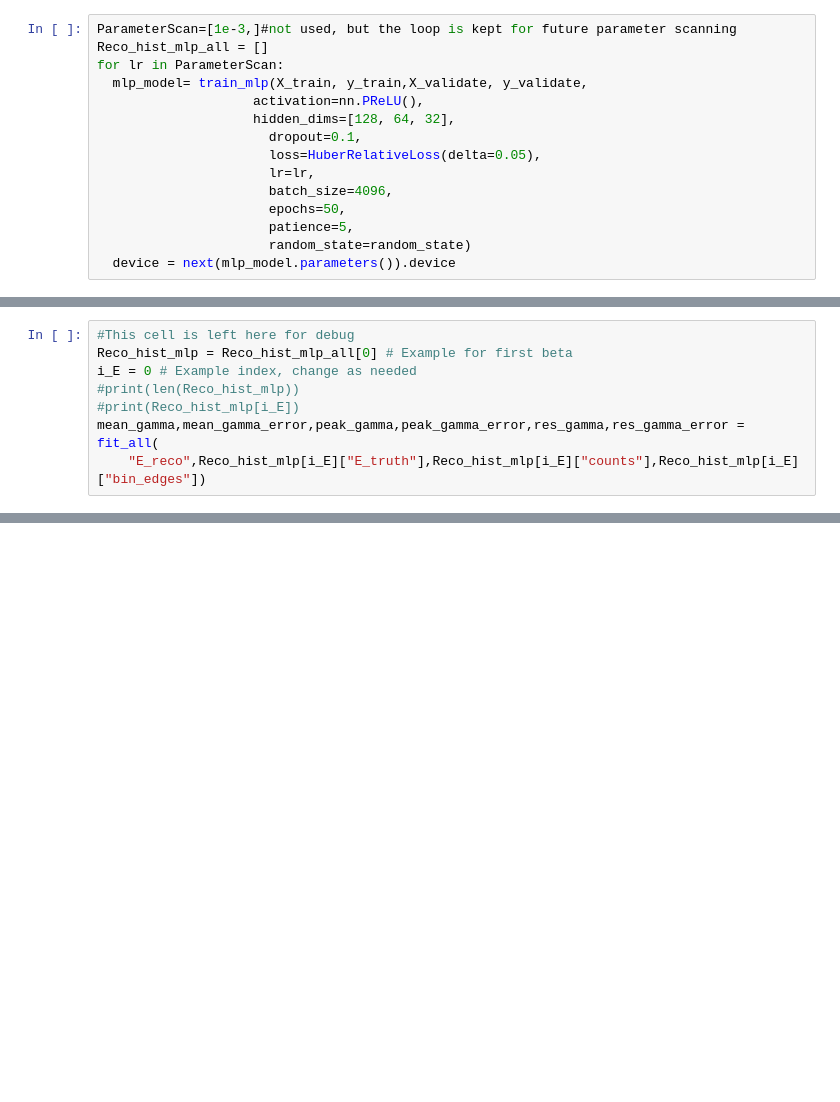
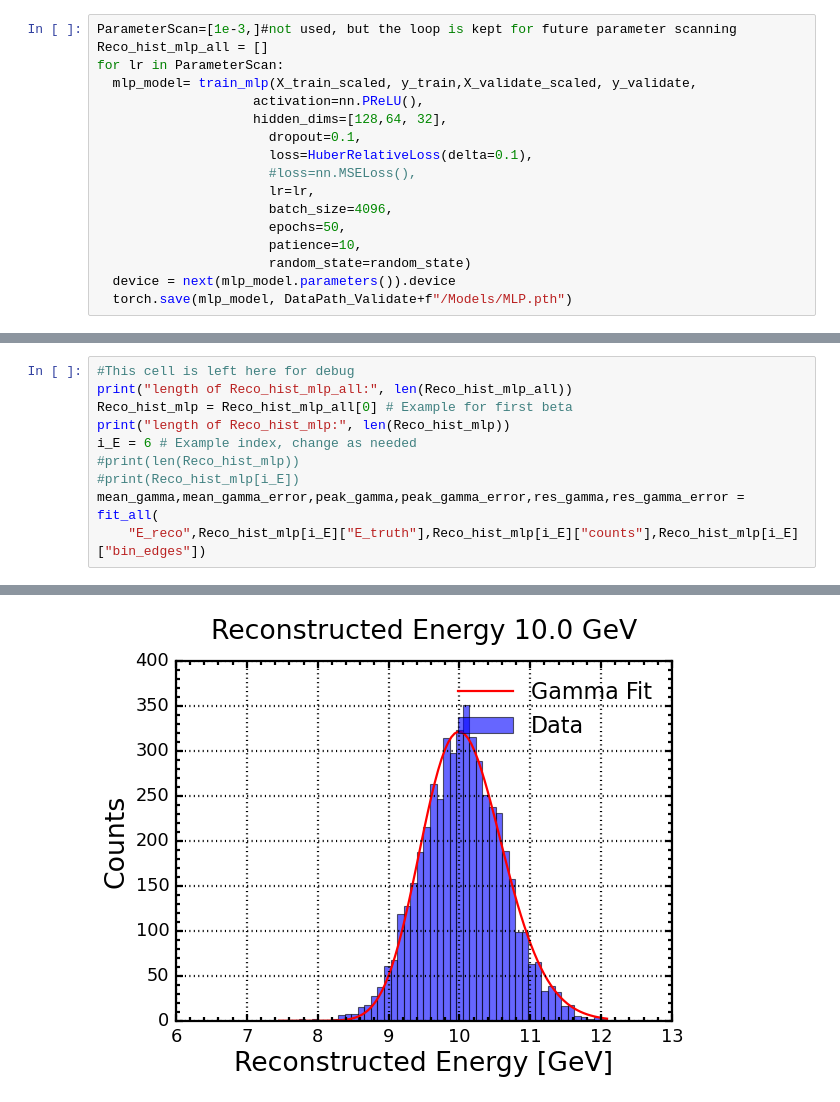
Before and after one commit to syk1995/SiW-ECAL-optimisation, a Jupyter notebook: Ana/Reconstruction/Reco_MLP.ipynb, the cells around one changed output, grey strips where cells are left out. Drawn from its saved outputs; the diff is of its cells as text; blank space fills up the shorter version.

```diff
--- a/Ana/Reconstruction/Reco_MLP.ipynb
+++ b/Ana/Reconstruction/Reco_MLP.ipynb
@@ -601,14 +534,16 @@ def plot_features_in_batches(X, feature_names=None, bins=50, n_cols=2, figsize=(
 ParameterScan=[1e-3,]#not used, but the loop is kept for future parameter scanning
 Reco_hist_mlp_all = []
 for lr in ParameterScan:
-  mlp_model= train_mlp(X_train, y_train,X_validate, y_validate,
+  mlp_model= train_mlp(X_train_scaled, y_train,X_validate_scaled, y_validate,
                     activation=nn.PReLU(),
-                    hidden_dims=[128, 64, 32],
+                    hidden_dims=[128,64, 32],
                       dropout=0.1,
-                      loss=HuberRelativeLoss(delta=0.05),
+                      loss=HuberRelativeLoss(delta=0.1),
+                      #loss=nn.MSELoss(),
                       lr=lr,
                       batch_size=4096,
                       epochs=50,
-                      patience=5,
+                      patience=10,
                       random_state=random_state)
   device = next(mlp_model.parameters()).device
+  torch.save(mlp_model, DataPath_Validate+f"/Models/MLP.pth")
@@ -724,9 +842,12 @@ def fit_all(type,E_truth,counts,bin_edges):
     return (mean_gamma, mean_gamma_error, peak_gamma, peak_gamma_error, res_gamma, res_gamma_error)
 # %%
 #This cell is left here for debug
+print("length of Reco_hist_mlp_all:", len(Reco_hist_mlp_all))
 Reco_hist_mlp = Reco_hist_mlp_all[0] # Example for first beta
-i_E = 0 # Example index, change as needed
+print("length of Reco_hist_mlp:", len(Reco_hist_mlp))
+i_E = 6 # Example index, change as needed
 #print(len(Reco_hist_mlp))
 #print(Reco_hist_mlp[i_E])
 mean_gamma,mean_gamma_error,peak_gamma,peak_gamma_error,res_gamma,res_gamma_error = fit_all(
     "E_reco",Reco_hist_mlp[i_E]["E_truth"],Reco_hist_mlp[i_E]["counts"],Reco_hist_mlp[i_E]["bin_edges"])
+# %% [output]
@@ -733,3 +862,4 @@ mean_gamma,mean_gamma_error,peak_gamma,peak_gamma_error,res_gamma,res_gamma_erro
+[figure, added]
 # %%
 #Fit RecoE and Save as CSV
 #Gauss and LogNormal were not fitted but saved as 0 to keep format
```
Also changed, not shown: parts of 16 cells of this notebook, 4 other files.
